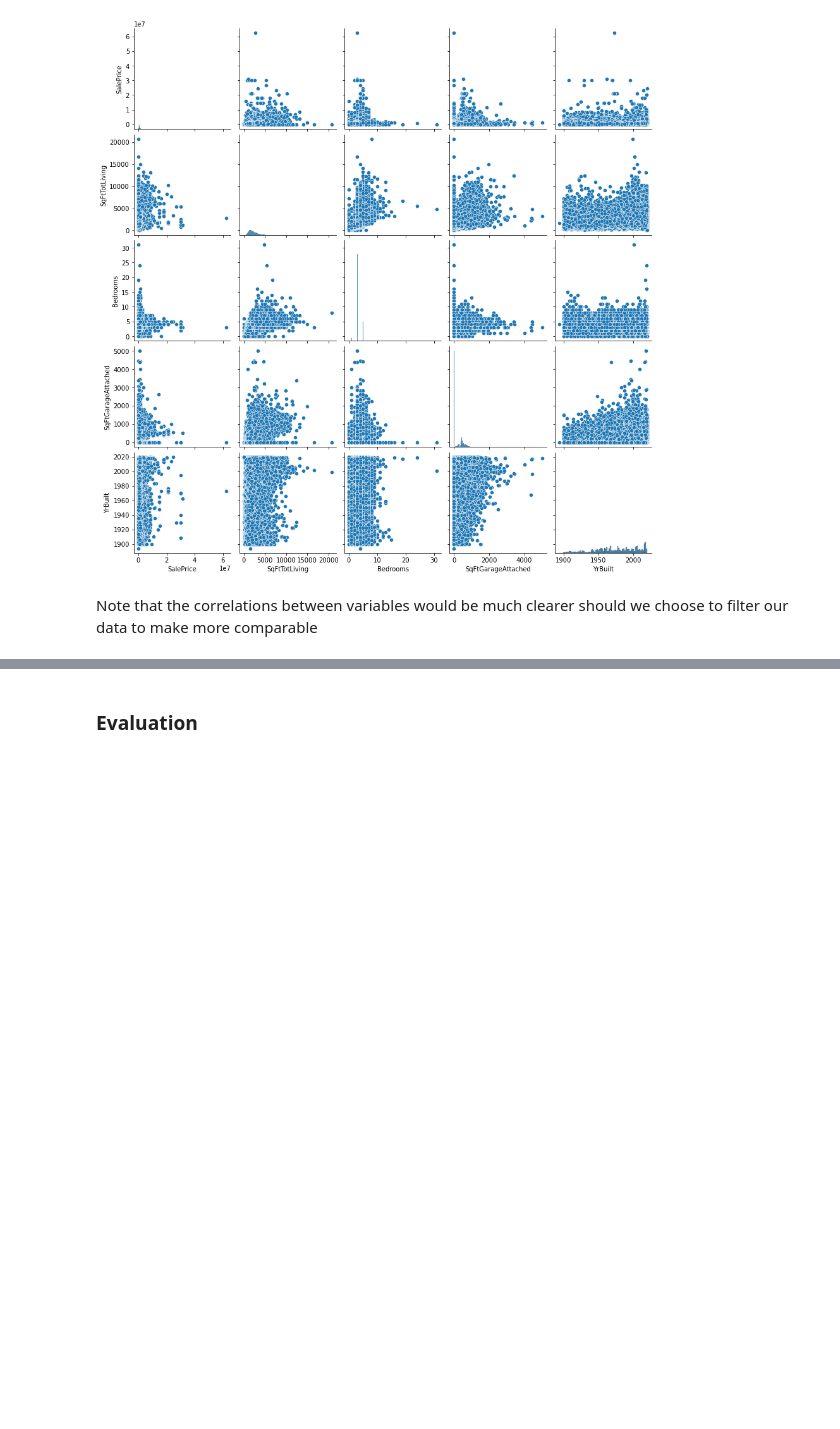
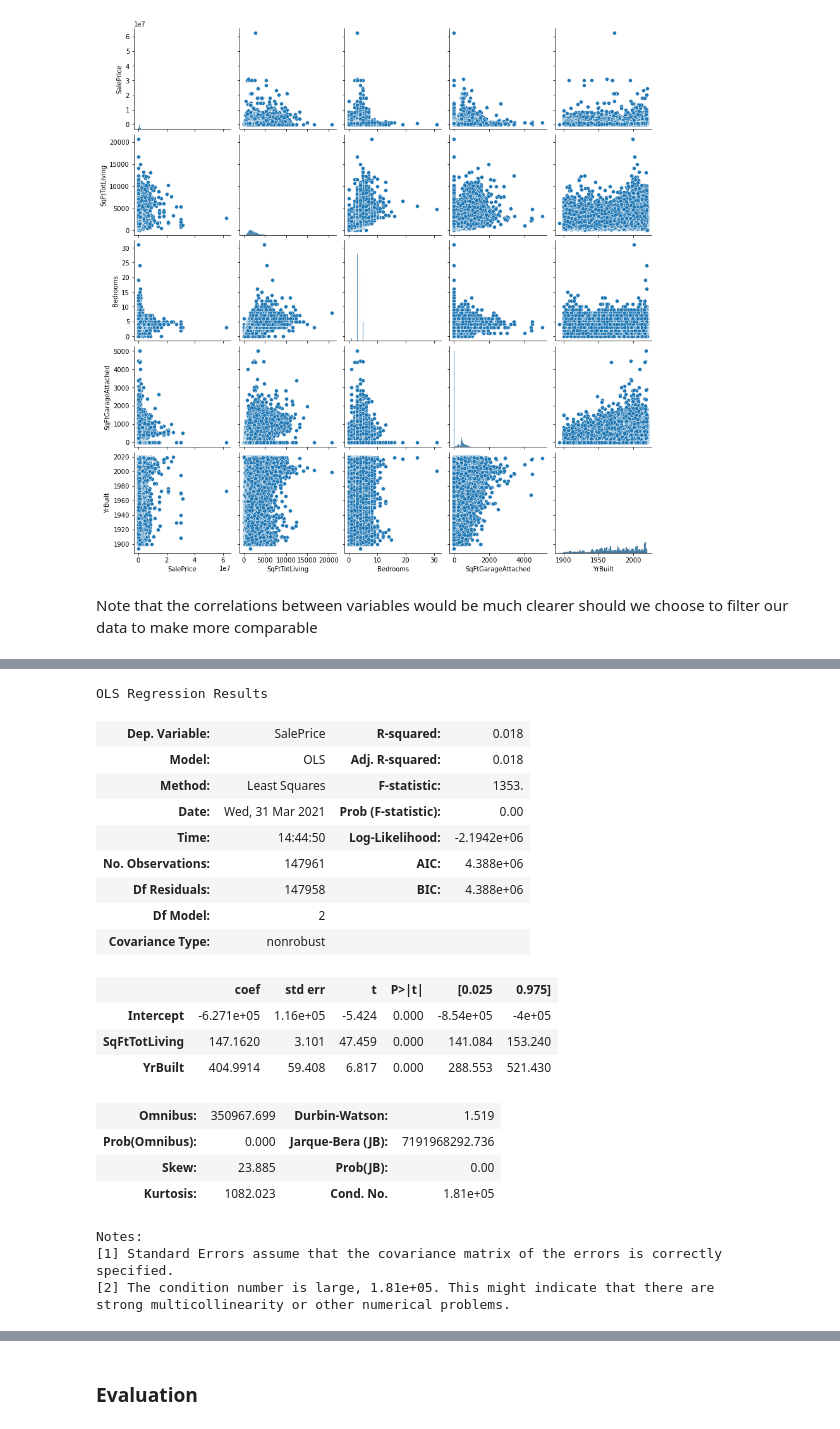
Before and after one commit to sierrafromcalifornia/Housing-Analysis-Project, a Jupyter notebook: notebooks/exploratory/EDA_Exploratory.ipynb, the cells around one changed output, grey strips where cells are left out. Saved outputs shown, nothing was run; the diff lists cells and outputs as text; code cells hidden in the pictures; blank space fills up the shorter version.

```diff
--- a/notebooks/exploratory/EDA_Exploratory.ipynb
+++ b/notebooks/exploratory/EDA_Exploratory.ipynb
@@ -507,0 +568,33 @@ Note that the correlations between variables would be much clearer should we cho
+# %%
+# build second linear regression model
+
+model_2_df = merged_dataframe[['SalePrice', 'SqFtTotLiving', 'YrBuilt']].copy()
+model_2_df.dropna(inplace=True)
+
+model_2 = ols(formula="SalePrice ~ SqFtTotLiving + YrBuilt", data=model_2_df)
+model_2_results = model_2.fit()
+# %%
+model_2_results.summary()
+# %% [output]
+OLS Regression Results
+| Dep. Variable: | SalePrice | R-squared: | 0.018 |
+| Model: | OLS | Adj. R-squared: | 0.018 |
+| Method: | Least Squares | F-statistic: | 1353. |
+| Date: | Wed, 31 Mar 2021 | Prob (F-statistic): | 0.00 |
+| Time: | 14:44:50 | Log-Likelihood: | -2.1942e+06 |
+| No. Observations: | 147961 | AIC: | 4.388e+06 |
+| Df Residuals: | 147958 | BIC: | 4.388e+06 |
+| Df Model: | 2 |  |  |
+| Covariance Type: | nonrobust |  |  |
+|  | coef | std err | t | P>|t| | [0.025 | 0.975] |
+| Intercept | -6.271e+05 | 1.16e+05 | -5.424 | 0.000 | -8.54e+05 | -4e+05 |
+| SqFtTotLiving | 147.1620 | 3.101 | 47.459 | 0.000 | 141.084 | 153.240 |
+| YrBuilt | 404.9914 | 59.408 | 6.817 | 0.000 | 288.553 | 521.430 |
+| Omnibus: | 350967.699 | Durbin-Watson: | 1.519 |
+| Prob(Omnibus): | 0.000 | Jarque-Bera (JB): | 7191968292.736 |
+| Skew: | 23.885 | Prob(JB): | 0.00 |
+| Kurtosis: | 1082.023 | Cond. No. | 1.81e+05 |
+Notes:
+[1] Standard Errors assume that the covariance matrix of the errors is correctly specified.
+[2] The condition number is large, 1.81e+05. This might indicate that there are
+strong multicollinearity or other numerical problems.
```
Also changed, not shown: parts of 22 cells of this notebook.
